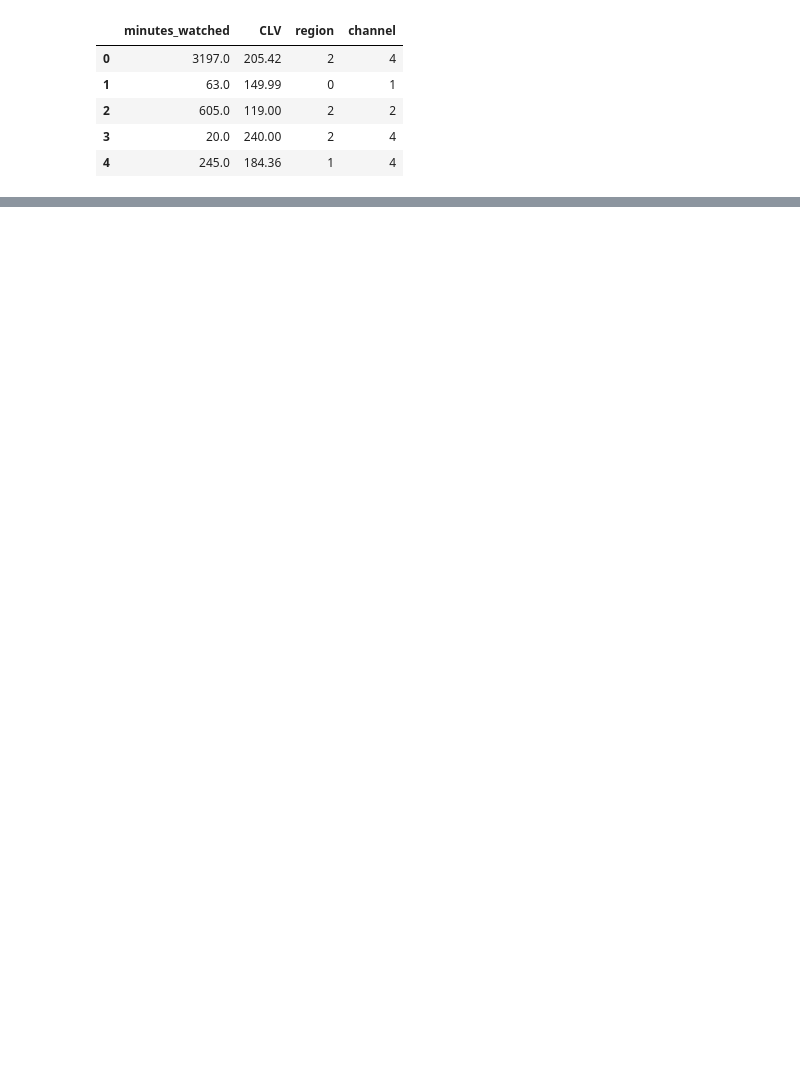
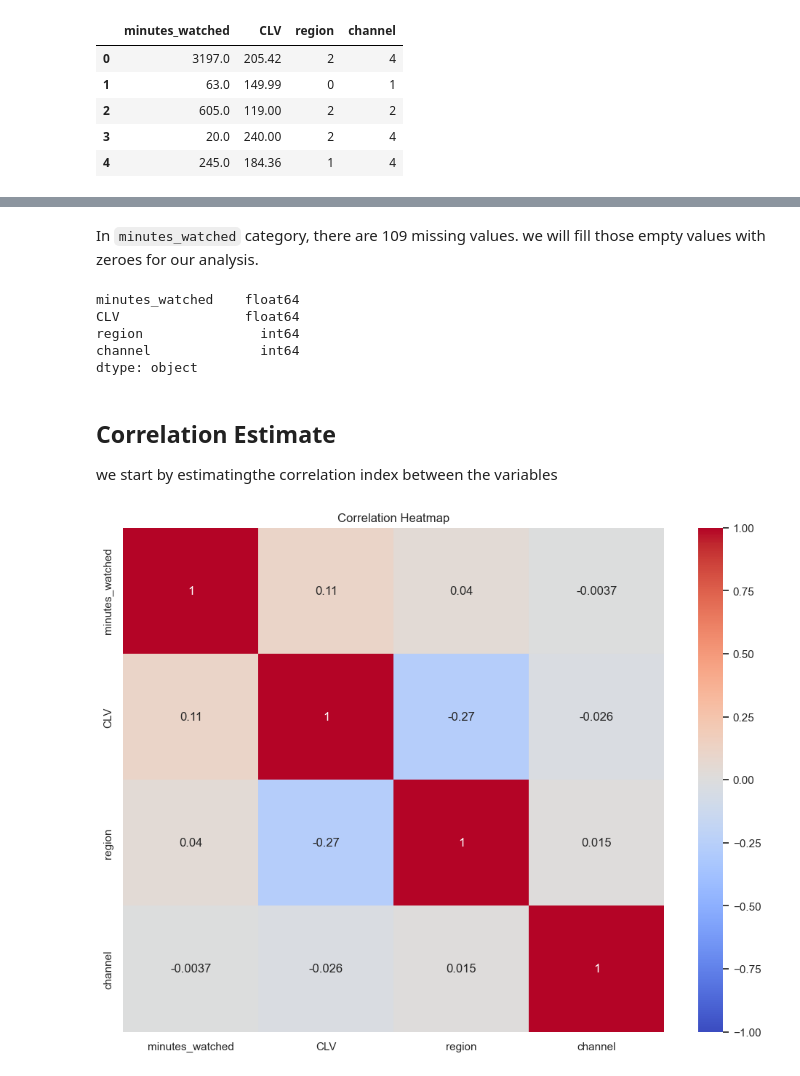
Before and after one commit to RabindraManandhar/Customer-Segmentation-in-Marketing-with-Python-Project, a Jupyter notebook: Project.ipynb, the cells around one changed output, grey strips where cells are left out. Drawn from its saved outputs; the diff is of its cells as text; code cells hidden in the pictures; blank space fills up the shorter version.

Commit message:
project file updated - explorative data analysis, correlation estimate, scatter plot, dummy variables

```diff
--- a/Project.ipynb
+++ b/Project.ipynb
@@ -9,5 +15,5 @@ import matplotlib.pyplot as plt
 # %%
-df = pd.read_csv("customer_segmentation_data.csv", sep=',')
+df = pd.read_csv("customer_segmentation_data.csv", sep=',', index_col = False)
 df.head()
 # %% [output]
 |  | minutes_watched | CLV | region | channel |
@@ -29,0 +58,3 @@ df.head()
+# %%
+# Make a copy of the original dataframe
+df_segmentation = df.copy()
@@ -29,0 +70,31 @@ df.head()
+# %% [markdown]
+In `minutes_watched` category, there are 109 missing values. we will fill those empty values with zeroes for our analysis.
+# %%
+# Fill the missing values with zeroes
+df_segmentation = df_segmentation.fillna(0)
+# %%
+df_segmentation.dtypes
+# %% [output]
+minutes_watched    float64
+CLV                float64
+region               int64
+channel              int64
+dtype: object
+# %% [markdown]
+## Correlation Estimate
+
+we start by estimatingthe correlation index between the variables
+# %%
+correlation_matrix = df_segmentation.corr()
+# %%
+plt.figure(figsize=(12, 9))
+sns.heatmap(data = correlation_matrix,
+           annot = True,
+           cmap = 'coolwarm',
+           vmin = -1,
+           vmax = 1)
+plt.title('Correlation Heatmap')
+plt.savefig('corr.png')
+plt.show()
+# %% [output]
+[figure, added]
```
Also changed, not shown: parts of 20 cells of this notebook, 5 other files.
